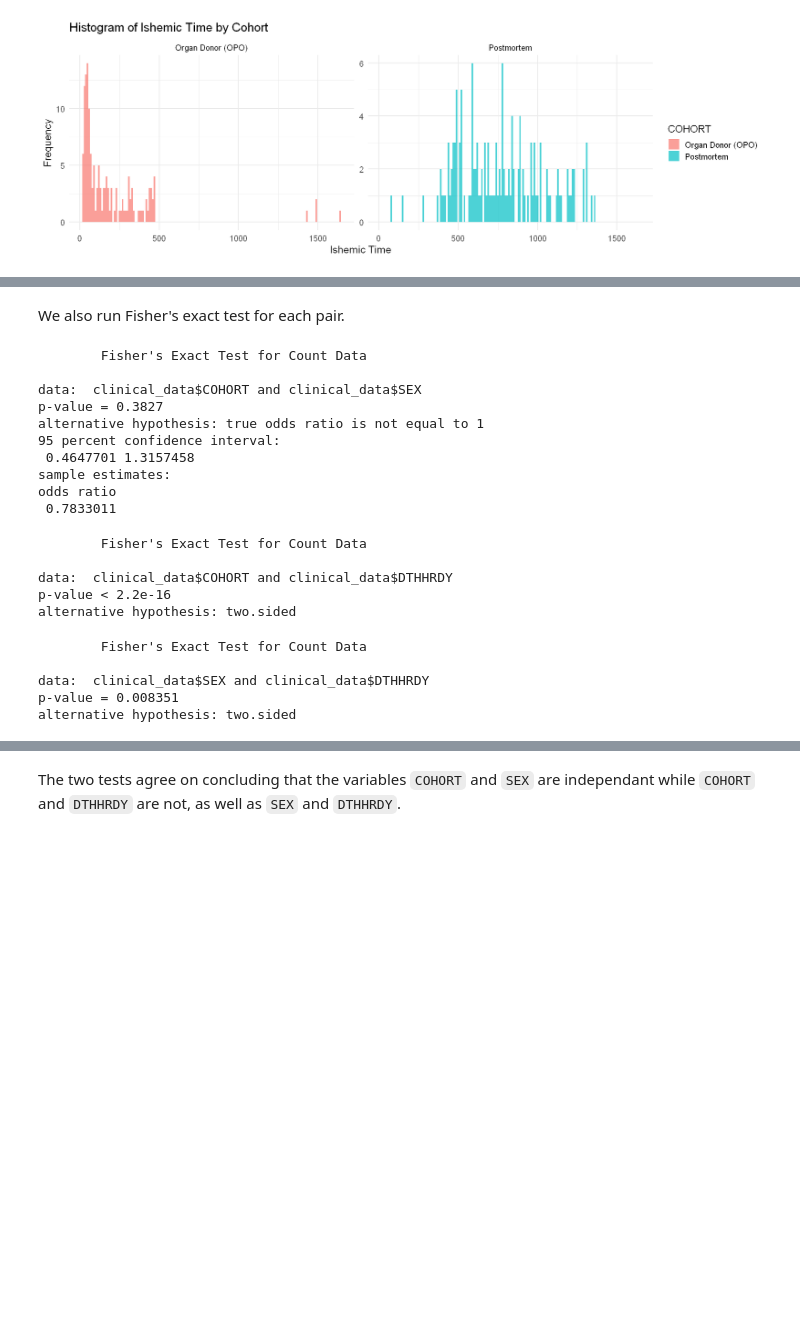
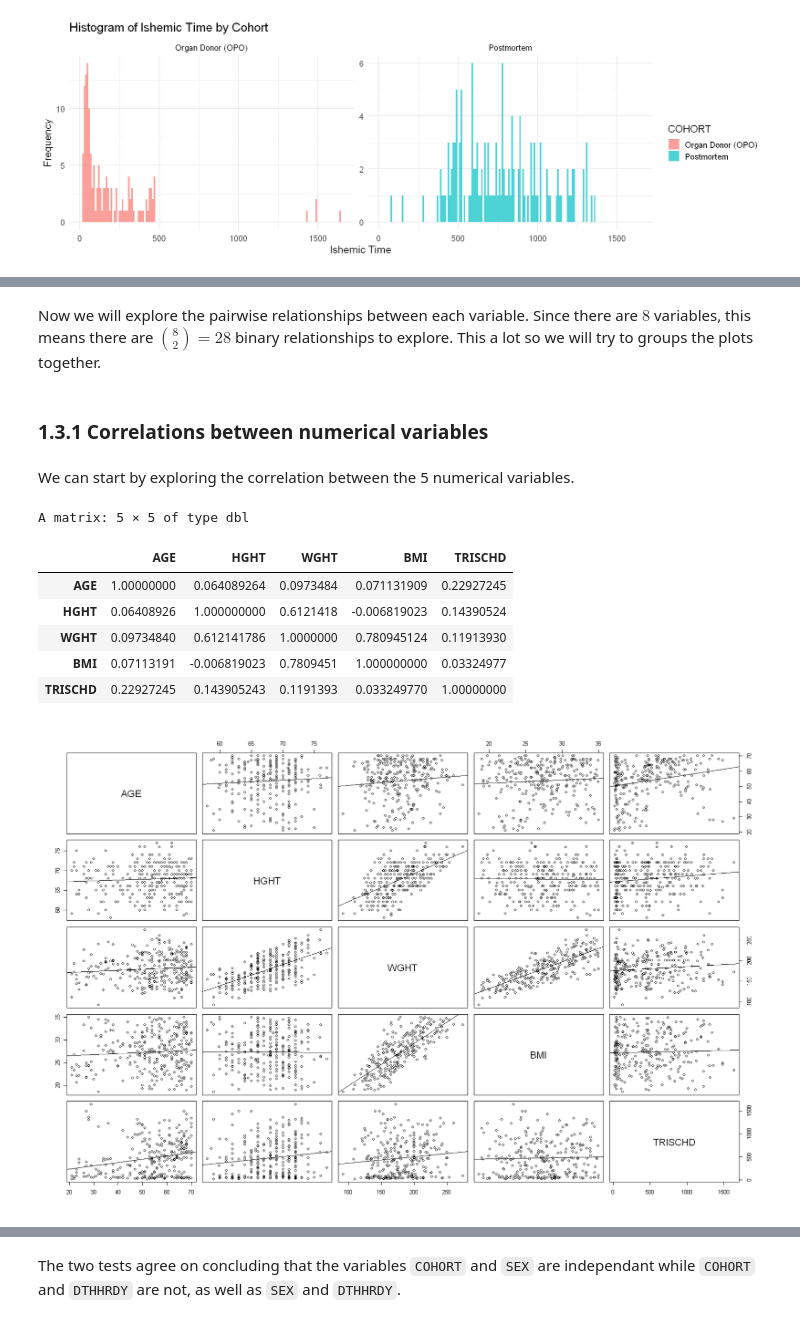
Before and after one commit to Abellanger123/GenomicProject, a Jupyter notebook: Arthur Functional Genomics Project.ipynb, the cells around one changed output, grey strips where cells are left out. Saved outputs shown, nothing was run; the diff lists cells and outputs as text; code cells hidden in the pictures; blank space fills up the shorter version.

```diff
--- a/Arthur Functional Genomics Project.ipynb
+++ b/Arthur Functional Genomics Project.ipynb
@@ -109,6 +122,9 @@ In our analyses we will discard all the miscalleneous variables except the `SMPL
 any(clinical_data$SMPTHNTS!='NO_REPORT')
 # %% [output]
 [1] FALSE
+# %%
+# Remove the SMPTHNTS column
+clinical_data$SMPTHNTS <- NULL
 # %% [markdown]
 and finally `IMGURL` cannot be processed as it is a link to an interactive webpage and not an entity that can be manipulated by the `R` programming language in any meaningful way for our purposes. The relevant information contained in the scans of the histological slices is in fact encoded, in a manner which is amenable to analysis with the tools provided by `R`, in the morphological counts matrix we have been given.
 
@@ -217,27 +200,24 @@ X-squared = 13.111, df = 4, p-value = 0.01075
-# %% [markdown]
-We also run Fisher's exact test for each pair.
-# %%
-fisher.test(clinical_data$COHORT, clinical_data$SEX)
-fisher.test(clinical_data$COHORT, clinical_data$DTHHRDY)
-fisher.test(clinical_data$SEX, clinical_data$DTHHRDY)
-# %% [output]
-        Fisher's Exact Test for Count Data
-
-data:  clinical_data$COHORT and clinical_data$SEX
-p-value = 0.3827
-alternative hypothesis: true odds ratio is not equal to 1
-95 percent confidence interval:
- 0.4647701 1.3157458
-sample estimates:
-odds ratio
- 0.7833011
-        Fisher's Exact Test for Count Data
-
-data:  clinical_data$COHORT and clinical_data$DTHHRDY
-p-value < 2.2e-16
-alternative hypothesis: two.sided
-        Fisher's Exact Test for Count Data
-
-data:  clinical_data$SEX and clinical_data$DTHHRDY
-p-value = 0.008351
-alternative hypothesis: two.sided
+# %% [markdown]
+Now we will explore the pairwise relationships between each variable. Since there are $8$ variables, this means there are $\binom{8}{2}=28$ binary relationships to explore. This a lot so we will try to groups the plots together.
+# %% [markdown]
+### 1.3.1 Correlations between numerical variables
+# %% [markdown]
+We can start by exploring the correlation between the 5 numerical variables.
+# %%
+options(repr.plot.width=15, repr.plot.height=10)
+# Pearson correlation between numerical variables
+cor(clinical_data[c(5:9)])
+pairs(~ AGE + HGHT + WGHT + BMI + TRISCHD, data=clinical_data, panel=function(x,y){
+  points(x,y)
+  linear_regression = lm(y~x)
+  linear_regression_line = abline(linear_regression)
+})
+# %% [output]
+A matrix: 5 × 5 of type dbl
+|  | AGE | HGHT | WGHT | BMI | TRISCHD |
+| AGE | 1.00000000 | 0.064089264 | 0.0973484 | 0.071131909 | 0.22927245 |
+| HGHT | 0.06408926 | 1.000000000 | 0.6121418 | -0.006819023 | 0.14390524 |
+| WGHT | 0.09734840 | 0.612141786 | 1.0000000 | 0.780945124 | 0.11913930 |
+| BMI | 0.07113191 | -0.006819023 | 0.7809451 | 1.000000000 | 0.03324977 |
+| TRISCHD | 0.22927245 | 0.143905243 | 0.1191393 | 0.033249770 | 1.00000000 |
+[figure, added]
```
Also changed, not shown: parts of 44 cells of this notebook.
